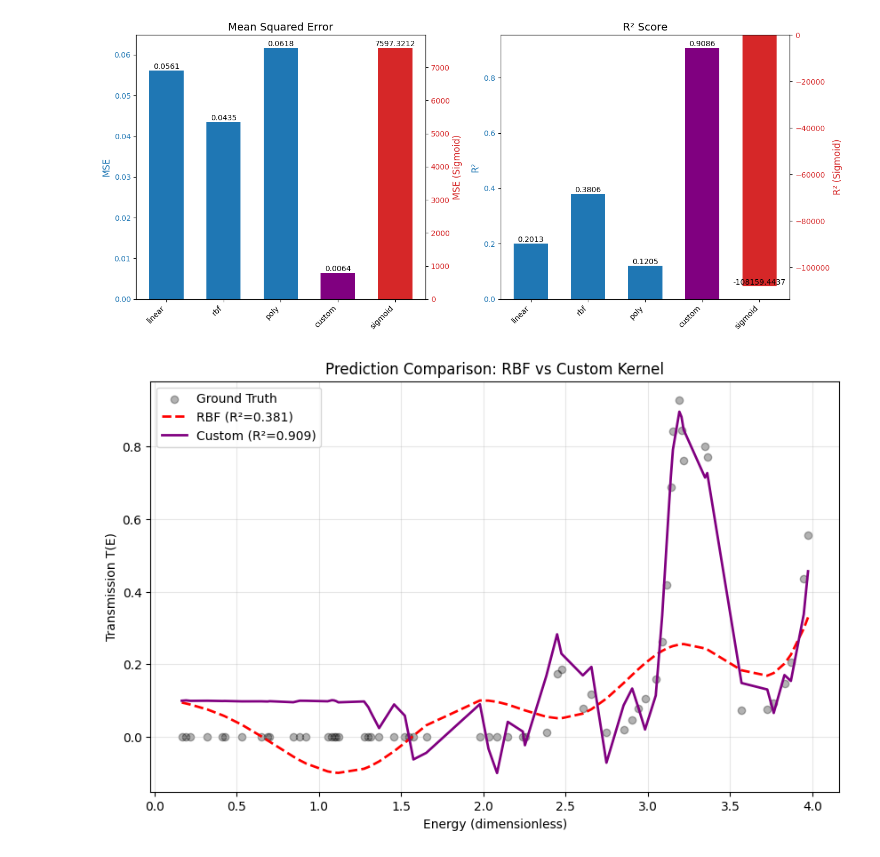
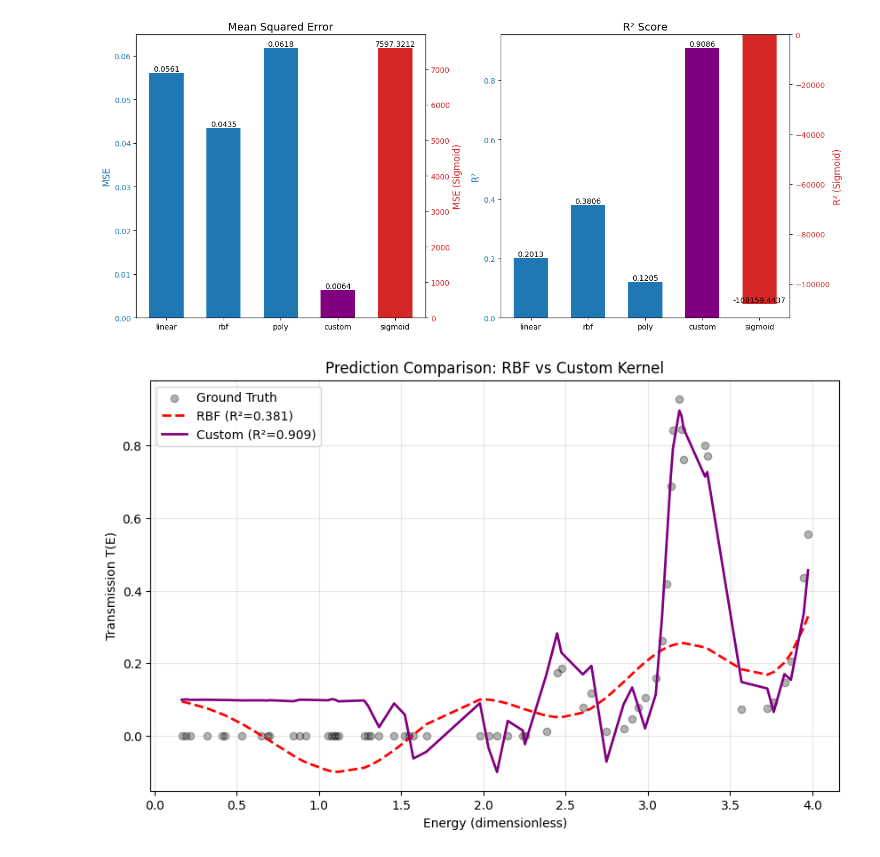
Before and after one commit to renatawong/svm-kernels-as-quantum-propagators, a Jupyter notebook: quasicrystals_electronic_transmission.ipynb, the cells around one changed output. Drawn from its saved outputs; the diff is of its cells as text; code cells hidden in the pictures.

```diff
--- a/quasicrystals_electronic_transmission.ipynb
+++ b/quasicrystals_electronic_transmission.ipynb
@@ -154,7 +154,7 @@ ax[0].set_ylabel('MSE', color='#1f77b4', fontsize=12)
 ax[0].tick_params(axis='y', labelcolor='#1f77b4')
 ax[0].set_title('Mean Squared Error', fontsize=14)
 ax[0].set_xticks(list(x_pos) + [len(labels)])
-ax[0].set_xticklabels(labels + ['sigmoid'], rotation=45, ha='right')
+ax[0].set_xticklabels(labels + ['sigmoid'], ha='center')
 
 ax0_twin = ax[0].twinx()
 bar2 = ax0_twin.bar(len(labels), mse_sig, width, label='Sigmoid', color='#d62728')
@@ -172,7 +172,7 @@ ax[1].set_ylabel('R²', color='#1f77b4', fontsize=12)
 ax[1].tick_params(axis='y', labelcolor='#1f77b4')
 ax[1].set_title('R² Score', fontsize=14)
 ax[1].set_xticks(list(x_pos) + [len(labels)])
-ax[1].set_xticklabels(labels + ['sigmoid'], rotation=45, ha='right')
+ax[1].set_xticklabels(labels + ['sigmoid'], ha='center')
 
 ax1_twin = ax[1].twinx()
 bar4 = ax1_twin.bar(len(labels), r2_sig, width, label='sigmoid', color='#d62728')
@@ -193,32 +193,32 @@ plt.show()
 # ==========================================
 # We must sort the test data to draw a clean line, otherwise it will look like a scribble.
 sort_idx = np.argsort(X_test.flatten())
 X_test_sorted = X_test[sort_idx]
 # Note: y_test predictions must also be reordered using the same sort_idx
 
 plt.figure(figsize=(10, 6))
 
 # 1. Ground Truth
 plt.scatter(X_test, y_test, color='black', alpha=0.3, label='Ground Truth', zorder=1)
 
 # 2. RBF Prediction
 # We access the saved prediction array and apply the sort index
 y_rbf_sorted = predictions['rbf'][sort_idx]
 plt.plot(X_test_sorted, y_rbf_sorted, color='red', linestyle='--', linewidth=2,
          label=f"RBF (R²={results_r2['rbf']:.3f})")
 
 # 3. Custom Kernel Prediction
 y_custom_sorted = predictions['custom'][sort_idx]
 plt.plot(X_test_sorted, y_custom_sorted, color='purple', linewidth=2,
          label=f"Custom (R²={results_r2['custom']:.3f})")
 
 plt.title("Prediction Comparison: RBF vs Custom Kernel")
 plt.xlabel("Energy (dimensionless)")
 plt.ylabel("Transmission T(E)")
 plt.legend()
 plt.grid(True, alpha=0.3)
 plt.savefig('quasicrystals_rbf_vs_custom_curve.png')
 plt.show()
 # %% [output]
-[figure, old version]
+[figure, new version]
 [figure]
```
